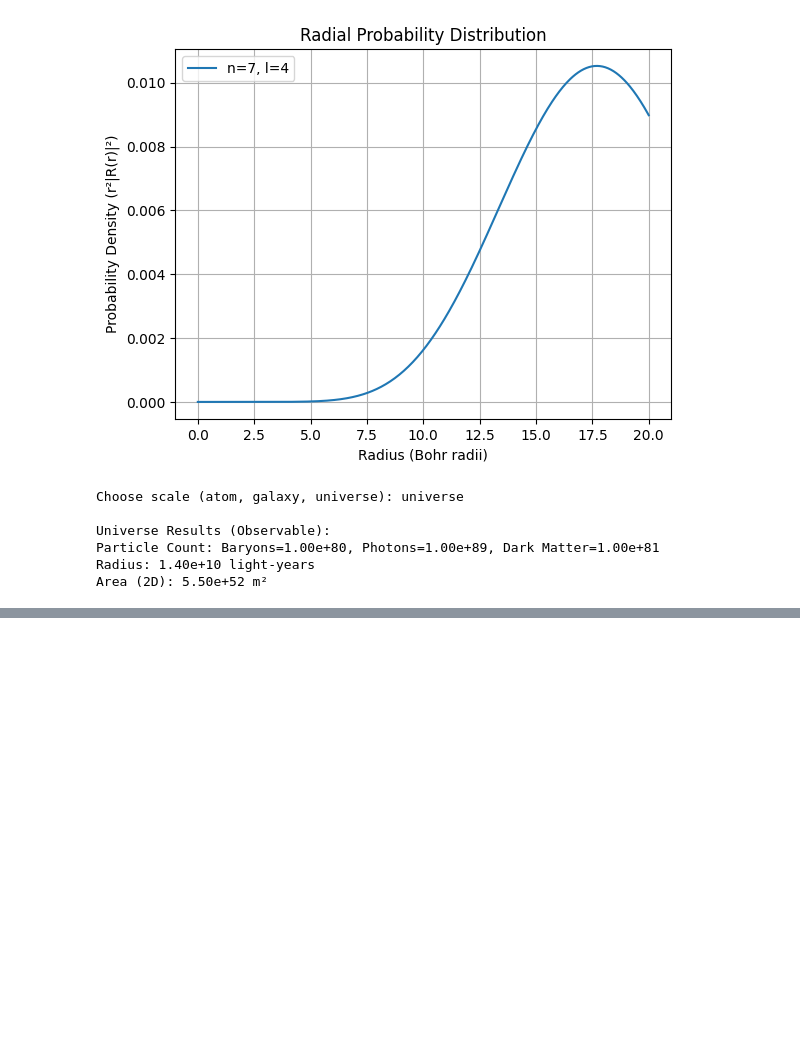
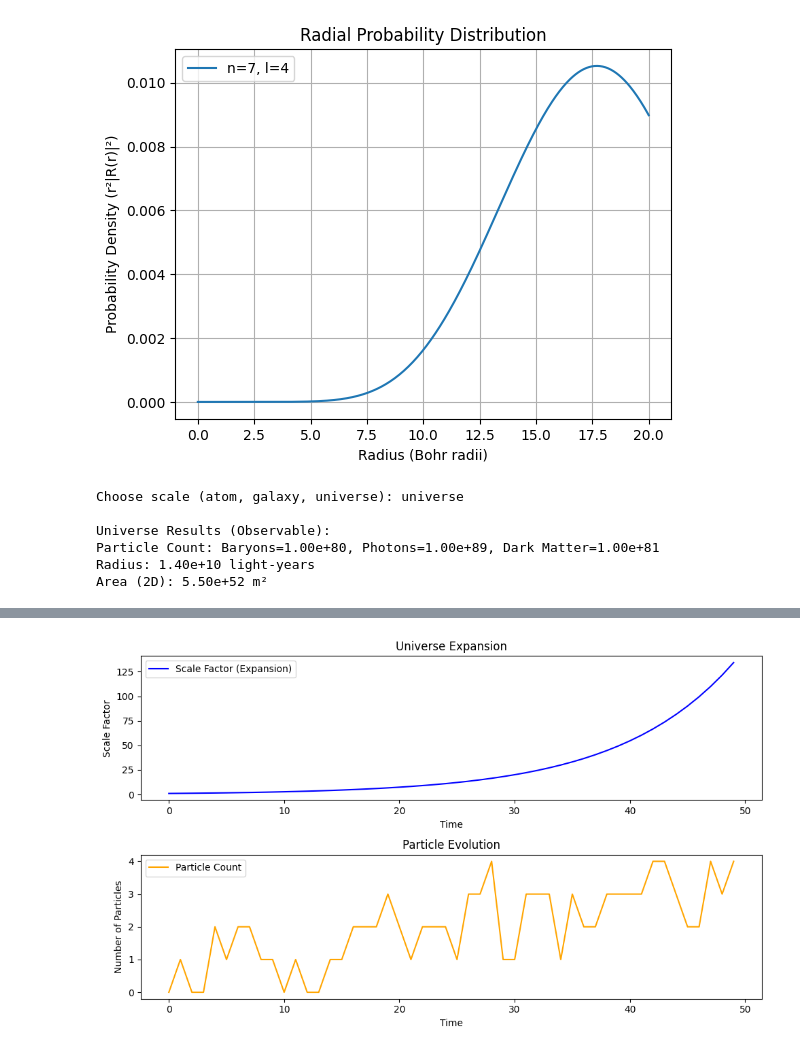
Before and after one commit to ajit-ai/QuantumComputing, a Jupyter notebook: QuntumUniverse.ipynb, the cells around one changed output, grey strips where cells are left out. Cells and saved outputs as stored; diff of their text form; code cells hidden in the pictures; blank space fills up the shorter version.

```diff
--- a/QuntumUniverse.ipynb
+++ b/QuntumUniverse.ipynb
@@ -922,0 +1026,80 @@ Area (2D): 5.50e+52 m²
+# %%
+import numpy as np
+from qiskit import QuantumCircuit
+from qiskit.primitives import Sampler
+import matplotlib.pyplot as plt
+
+# Parameters
+time_steps = 50  # Number of time steps
+initial_scale_factor = 1.0  # Initial universe size
+expansion_rate = 0.1  # Exponential expansion rate
+initial_particles = 2  # Initial number of qubits (particles)
+max_qubits = 5  # Cap on qubits for simulation
+
+# Function to create a quantum circuit for particle states
+def create_quantum_circuit(num_qubits):
+    qc = QuantumCircuit(num_qubits)
+    # Apply Hadamard gates to simulate particle superposition
+    for i in range(num_qubits):
+        qc.h(i)
+    qc.measure_all()  # Measure all qubits
+    return qc
+
+# Function to count particles using Sampler
+def count_particles(qc, sampler, shots=1024):
+    result = sampler.run(qc, shots=shots).result()
+    quasi_dist = result.quasi_dists[0]  # Get quasi-probability distribution
+    # Find the most probable outcome
+    most_common_state = max(quasi_dist.keys(), key=lambda k: quasi_dist[k])
+    # Count particles as number of '1's in the binary string
+    particle_count = bin(most_common_state)[2:].zfill(qc.num_qubits).count('1')
+    return particle_count
+
+# Initialize Sampler
+sampler = Sampler()
+
+# Simulate Big Bang expansion and particle evolution
+scale_factor = [initial_scale_factor]
+particle_counts = []
+time = np.arange(time_steps)
+
+# Initial quantum state
+num_qubits = initial_particles
+qc = create_quantum_circuit(num_qubits)
+particle_counts.append(count_particles(qc, sampler))
+
+# Evolution over time
+for t in range(1, time_steps):
+    # Exponential expansion
+    new_scale = scale_factor[-1] * np.exp(expansion_rate)
+    scale_factor.append(new_scale)
+
+    # Particle creation based on density (simplified)
+    particle_density = num_qubits / scale_factor[-1]
+    if np.random.random() < particle_density * 0.1 and num_qubits < max_qubits:
+        num_qubits += 1  # Add a qubit (new particle)
+        qc = create_quantum_circuit(num_qubits)
+
+    # Count particles
+    particle_counts.append(count_particles(qc, sampler))
+
+# Plot results
+plt.figure(figsize=(10, 6))
+plt.subplot(2, 1, 1)
+plt.plot(time, scale_factor, label="Scale Factor (Expansion)", color="blue")
+plt.xlabel("Time")
+plt.ylabel("Scale Factor")
+plt.title("Universe Expansion")
+plt.legend()
+
+plt.subplot(2, 1, 2)
+plt.plot(time, particle_counts, label="Particle Count", color="orange")
+plt.xlabel("Time")
+plt.ylabel("Number of Particles")
+plt.title("Particle Evolution")
+plt.legend()
+
+plt.tight_layout()
+plt.show()
+# %% [output]
+[figure, added]
```
Also changed, not shown: parts of 3 cells of this notebook.
